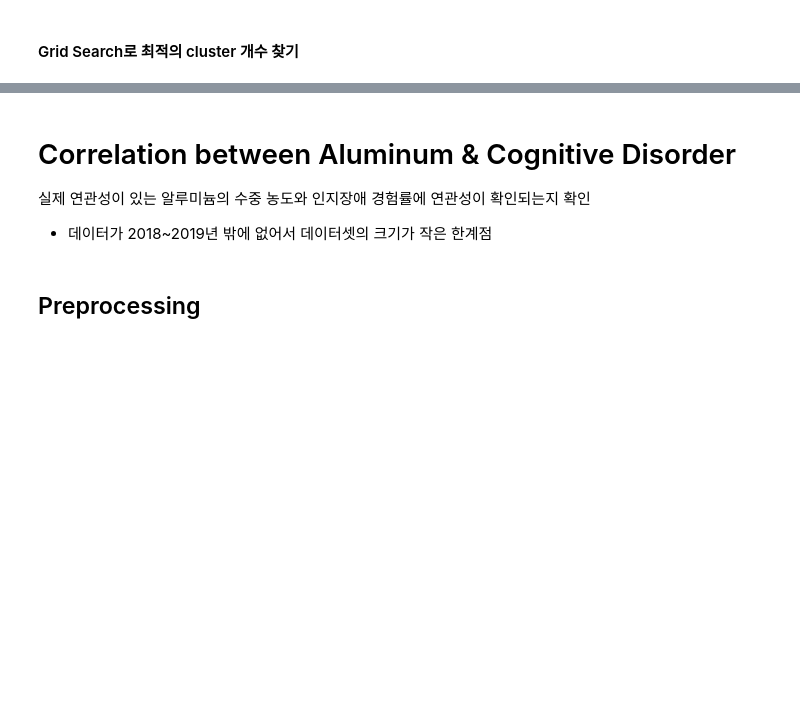
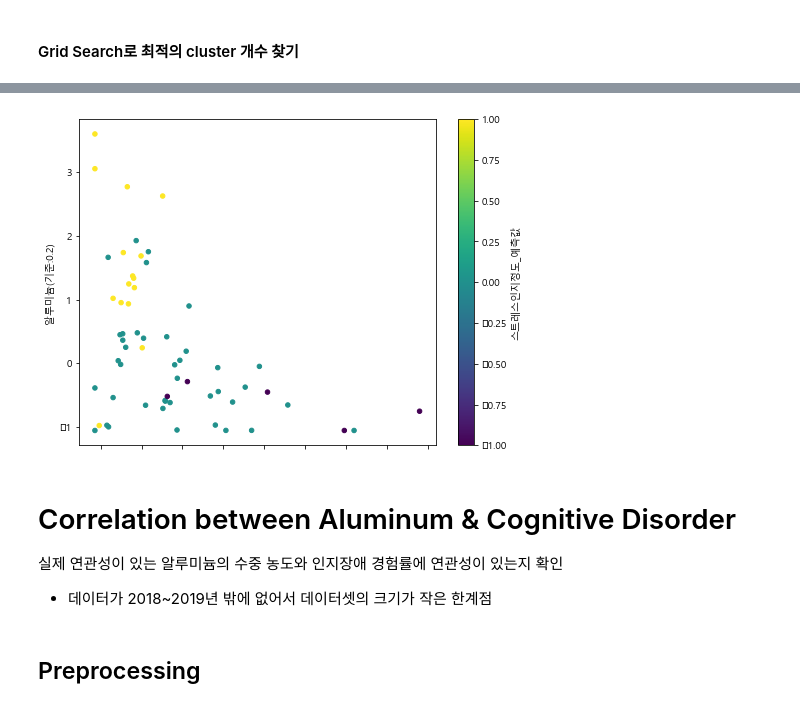
Before and after one commit to BreadFeet/K-water_project, a Jupyter notebook: myanalysis/03_Data_Analysis.ipynb, the cells around one changed output, grey strips where cells are left out. Cells and saved outputs as stored; diff of their text form; code cells hidden in the pictures; blank space fills up the shorter version.

```diff
--- a/myanalysis/03_Data_Analysis.ipynb
+++ b/myanalysis/03_Data_Analysis.ipynb
@@ -1460,6 +1486,22 @@ weighted avg       0.49      0.50      0.48        60
+# %%
+# x_test_sc와 y_pred array를 dataframe으로 만들기
+x_df = pd.DataFrame(x_test_sc, columns=['질산성질소(기준:10)', '망간(기준:0.05)', '황산이온(기준:200)', '알루미늄(기준:0.2)',
+                                        '총트리할로메탄(기준:0.1)', '디브로모아세토니트릴(기준:0.1)', '브로모디클로로메탄(기준:0.03)',
+                                        '디브로모클로로메탄(기준:0.1)'])
+y_sr = pd.Series(logr.predict(x_test_sc), name='스트레스인지정도_예측값')
+scatter_df = pd.concat([x_df, y_sr], axis=1)
+scatter_df['스트레스인지정도_예측값'].replace({'낮음':-1, '중간':0, '높음':1}, inplace=True)   # 카테고리 숫자로 변경
+# %%
+# Plotting
+scatter_df.plot(kind='scatter', figsize=(8, 6), x='디브로모클로로메탄(기준:0.1)', y='알루미늄(기준:0.2)',
+                c='스트레스인지정도_예측값', cmap='viridis')
+plt.xlabel('디브로모클로로메탄(기준:0.1)', labelpad=10)
+plt.show()
+# %% [output]
+[figure, added]
 # %% [markdown]
 # Correlation between Aluminum & Cognitive Disorder
-실제 연관성이 있는 알루미늄의 수중 농도와 인지장애 경험률에 연관성이 확인되는지 확인
+실제 연관성이 있는 알루미늄의 수중 농도와 인지장애 경험률에 연관성이 있는지 확인
 * 데이터가 2018~2019년 밖에 없어서 데이터셋의 크기가 작은 한계점
 # %% [markdown]
 ## Preprocessing
```
Also changed, not shown: parts of 21 cells of this notebook, 14 other files.
